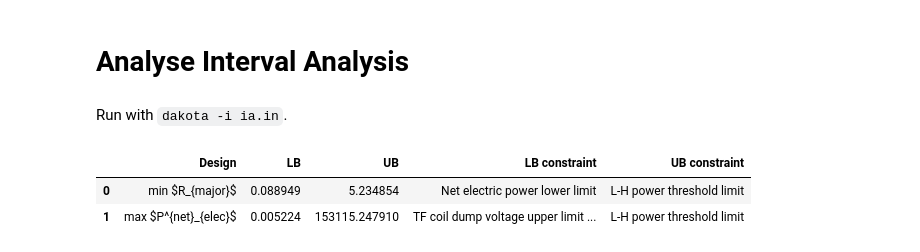
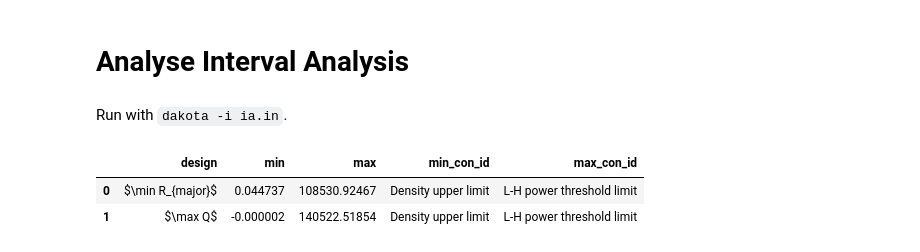
Before and after one commit to jonmaddock/dakota-process, a Jupyter notebook: interval_analysis/analyse.ipynb, the cells around one changed output. Cells and saved outputs as stored; diff of their text form; code cells hidden in the pictures.

```diff
--- a/interval_analysis/analyse.ipynb
+++ b/interval_analysis/analyse.ipynb
@@ -14,62 +14,55 @@ for lhs_path in lhs_paths:
     lhs_path.unlink()
 # %%
 # Collect interval results (w response) and constraint numbers that are min and max w
-out_paths = ["ia_lt_8p.out", "ia_lt_max_net_elec_8p.out"]
+out_paths = ["ia_lt_8p.out", "ia_lt_max_q_8p.out"]
 # out_paths = ["ia_lt_1p.out"]  # testing
 intervals = {"design": [], "min": [], "max": [], "min_con_id": [], "max_con_id": []}
 design_names = {
     # "ia_lt_1p": "test",
-    "ia_lt_8p": "min $R_{major}$",
-    "ia_lt_max_net_elec_8p": "max $P^{net}_{elec}$",
+    "ia_lt_8p": "$\min R_{major}$",
+    "ia_lt_max_q_8p": "$\max Q$",
 }
 con_ids = {
+    5: "Density upper limit",
     13: "Burn time lower limit",
     15: "L-H power threshold limit",
     16: "Net electric power lower limit",
     34: "TF coil dump voltage upper limit (SCTF)",
 }
-min_max_re = re.compile(r"w:\s+Min\s=\s(\d\.\d+e[+-]\d+)\s+Max\s=\s(\d\.\d+e[+-]\d+)")
+min_max_re = re.compile(r"w:\s+Min\s=\s(-?\d\.\d+e[+-]\d+)\s+Max\s=\s(\d\.\d+e[+-]\d+)")
 w_con_id_re = re.compile(r"\s+(\d\.\d+e[+-]\d+)\s+w\n\s+\s(\d\.\d+e[+-]\d+)\sw_con_id")
 for results_path in [Path(out_path) for out_path in out_paths]:
     # Extract min and max
     with open(results_path, "r") as f:
         # Might be a problem with huge files? Seems alright
         text = f.read()
 
     # Find min and max values of w (in results summary)
     min_max_matches = min_max_re.search(text)
     min = min_max_matches[1]
     max = min_max_matches[2]
 
     # Now find constraint id corresponding to w
     # Finds all w values and their corresponding con ids (numbers)
     w_con_id_matches = w_con_id_re.findall(text)
     for w_con_id_match in w_con_id_matches:
         if w_con_id_match[0] == min:
             # min w con id
             min_con_id = int(float(w_con_id_match[1]))
         elif w_con_id_match[0] == max:
             # max w con id
             max_con_id = int(float(w_con_id_match[1]))
 
     # Aggregate data for df
     intervals["design"].append(design_names[results_path.stem])
     intervals["min"].append(float(min))
     intervals["max"].append(float(max))
     intervals["min_con_id"].append(con_ids[min_con_id])
     intervals["max_con_id"].append(con_ids[max_con_id])
 
 df = pd.DataFrame(intervals)
-col_map = {
-    "design": "Design",
-    "min": "LB",
-    "max": "UB",
-    "min_con_id": "LB constraint",
-    "max_con_id": "UB constraint",
-}
-df = df.rename(columns=col_map)
 df
 # %% [output]
-|  | Design | LB | UB | LB constraint | UB constraint |
-| 0 | min $R_{major}$ | 0.088949 | 5.234854 | Net electric power lower limit | L-H power threshold limit |
-| 1 | max $P^{net}_{elec}$ | 0.005224 | 153115.247910 | TF coil dump voltage upper limit ... | L-H power threshold limit |
+|  | design | min | max | min_con_id | max_con_id |
+| 0 | $\min R_{major}$ | 0.044737 | 108530.92467 | Density upper limit | L-H power threshold limit |
+| 1 | $\max Q$ | -0.000002 | 140522.51854 | Density upper limit | L-H power threshold limit |
```
Also changed, not shown: parts of 5 cells of this notebook.
